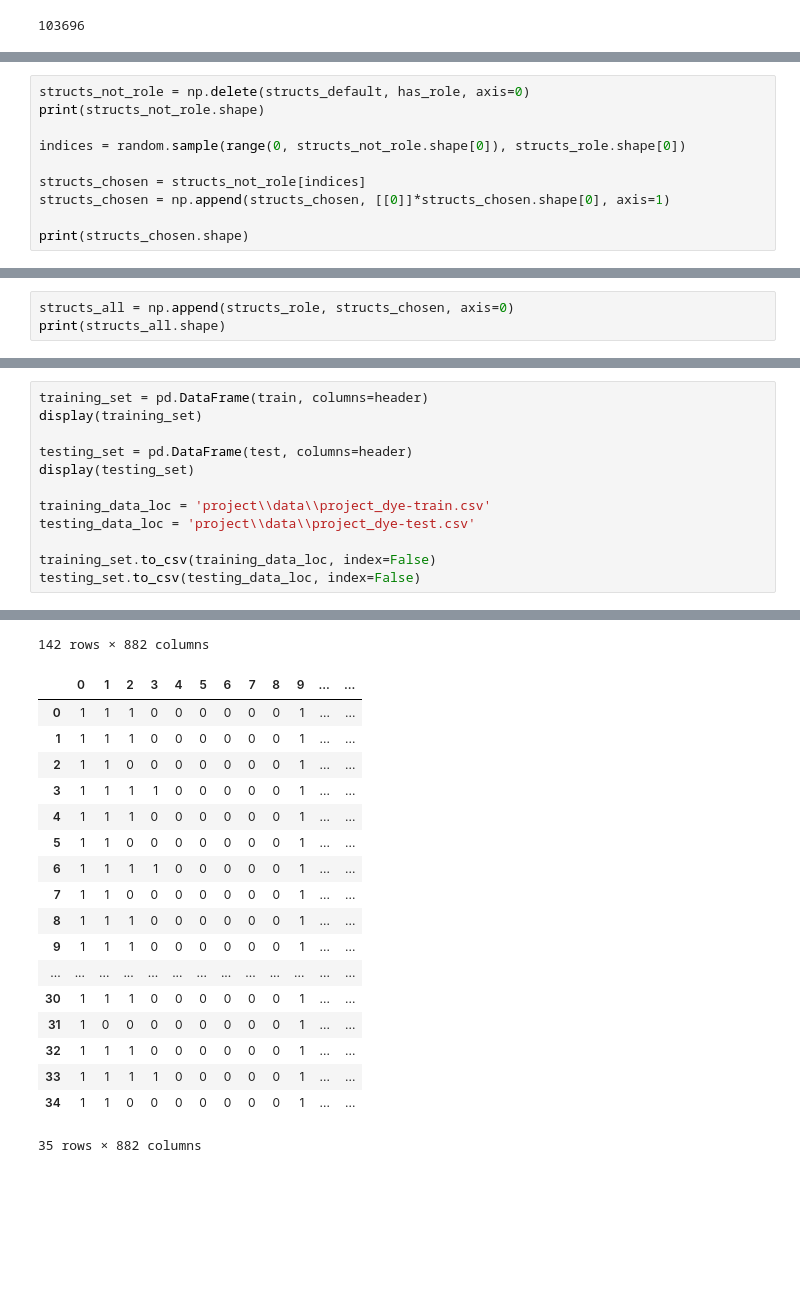
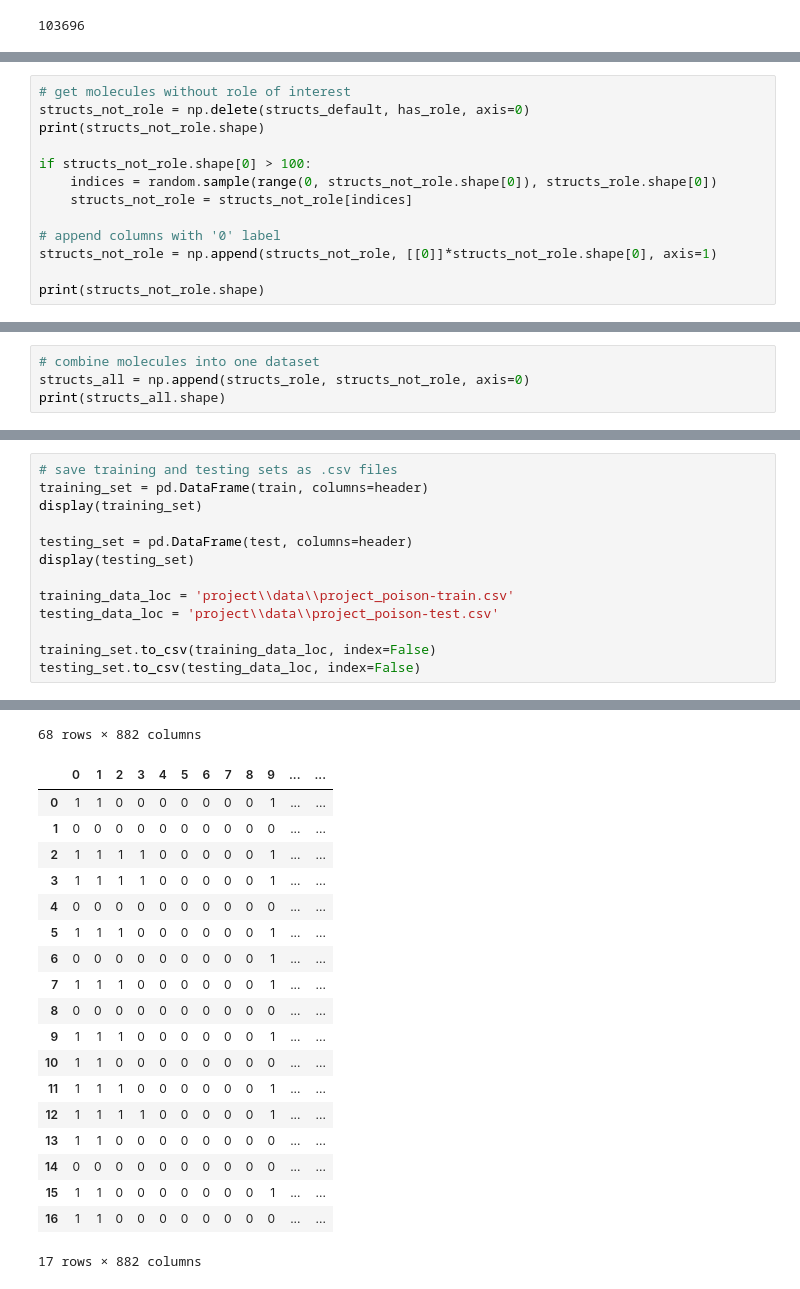
Before and after one commit to kdong73/CS109-Challenge-Project, a Jupyter notebook: Project.ipynb, the cells around one changed output, grey strips where cells are left out. Cells and saved outputs as stored; diff of their text form; blank space fills up the shorter version.

```diff
--- a/Project.ipynb
+++ b/Project.ipynb
@@ -81,11 +87,14 @@ print(structs_role.shape)
 # %%
+# get molecules without role of interest
 structs_not_role = np.delete(structs_default, has_role, axis=0)
 print(structs_not_role.shape)
 
-indices = random.sample(range(0, structs_not_role.shape[0]), structs_role.shape[0])
+if structs_not_role.shape[0] > 100:
+    indices = random.sample(range(0, structs_not_role.shape[0]), structs_role.shape[0])
+    structs_not_role = structs_not_role[indices]
 
-structs_chosen = structs_not_role[indices]
-structs_chosen = np.append(structs_chosen, [[0]]*structs_chosen.shape[0], axis=1)
+# append columns with '0' label
+structs_not_role = np.append(structs_not_role, [[0]]*structs_not_role.shape[0], axis=1)
 
-print(structs_chosen.shape)
+print(structs_not_role.shape)
 # %% [output]
@@ -94,4 +103,5 @@ print(structs_chosen.shape)
 # %%
-structs_all = np.append(structs_role, structs_chosen, axis=0)
+# combine molecules into one dataset
+structs_all = np.append(structs_role, structs_not_role, axis=0)
 print(structs_all.shape)
 # %% [output]
@@ -169,14 +182,15 @@ print(test.shape)
 header = np.arange(0, train.shape[1] - 1)
 header = np.append(header, ['Label'])
 # %%
+# save training and testing sets as .csv files
 training_set = pd.DataFrame(train, columns=header)
 display(training_set)
 
 testing_set = pd.DataFrame(test, columns=header)
 display(testing_set)
 
-training_data_loc = 'project\\data\\project_dye-train.csv'
-testing_data_loc = 'project\\data\\project_dye-test.csv'
+training_data_loc = 'project\\data\\project_poison-train.csv'
+testing_data_loc = 'project\\data\\project_poison-test.csv'
 
 training_set.to_csv(training_data_loc, index=False)
 testing_set.to_csv(testing_data_loc, index=False)
@@ -196,19 +210,20 @@ testing_set.to_csv(testing_data_loc, index=False)
-142 rows × 882 columns
+68 rows × 882 columns
 |  | 0 | 1 | 2 | 3 | 4 | 5 | 6 | 7 | 8 | 9 | ... | ... |
-| 0 | 1 | 1 | 1 | 0 | 0 | 0 | 0 | 0 | 0 | 1 | ... | ... |
-| 1 | 1 | 1 | 1 | 0 | 0 | 0 | 0 | 0 | 0 | 1 | ... | ... |
-| 2 | 1 | 1 | 0 | 0 | 0 | 0 | 0 | 0 | 0 | 1 | ... | ... |
+| 0 | 1 | 1 | 0 | 0 | 0 | 0 | 0 | 0 | 0 | 1 | ... | ... |
+| 1 | 0 | 0 | 0 | 0 | 0 | 0 | 0 | 0 | 0 | 0 | ... | ... |
+| 2 | 1 | 1 | 1 | 1 | 0 | 0 | 0 | 0 | 0 | 1 | ... | ... |
 | 3 | 1 | 1 | 1 | 1 | 0 | 0 | 0 | 0 | 0 | 1 | ... | ... |
-| 4 | 1 | 1 | 1 | 0 | 0 | 0 | 0 | 0 | 0 | 1 | ... | ... |
-| 5 | 1 | 1 | 0 | 0 | 0 | 0 | 0 | 0 | 0 | 1 | ... | ... |
-| 6 | 1 | 1 | 1 | 1 | 0 | 0 | 0 | 0 | 0 | 1 | ... | ... |
-| 7 | 1 | 1 | 0 | 0 | 0 | 0 | 0 | 0 | 0 | 1 | ... | ... |
-| 8 | 1 | 1 | 1 | 0 | 0 | 0 | 0 | 0 | 0 | 1 | ... | ... |
+| 4 | 0 | 0 | 0 | 0 | 0 | 0 | 0 | 0 | 0 | 0 | ... | ... |
+| 5 | 1 | 1 | 1 | 0 | 0 | 0 | 0 | 0 | 0 | 1 | ... | ... |
+| 6 | 0 | 0 | 0 | 0 | 0 | 0 | 0 | 0 | 0 | 1 | ... | ... |
+| 7 | 1 | 1 | 1 | 0 | 0 | 0 | 0 | 0 | 0 | 1 | ... | ... |
+| 8 | 0 | 0 | 0 | 0 | 0 | 0 | 0 | 0 | 0 | 0 | ... | ... |
 | 9 | 1 | 1 | 1 | 0 | 0 | 0 | 0 | 0 | 0 | 1 | ... | ... |
-| ... | ... | ... | ... | ... | ... | ... | ... | ... | ... | ... | ... | ... |
-| 30 | 1 | 1 | 1 | 0 | 0 | 0 | 0 | 0 | 0 | 1 | ... | ... |
-| 31 | 1 | 0 | 0 | 0 | 0 | 0 | 0 | 0 | 0 | 1 | ... | ... |
-| 32 | 1 | 1 | 1 | 0 | 0 | 0 | 0 | 0 | 0 | 1 | ... | ... |
-| 33 | 1 | 1 | 1 | 1 | 0 | 0 | 0 | 0 | 0 | 1 | ... | ... |
-| 34 | 1 | 1 | 0 | 0 | 0 | 0 | 0 | 0 | 0 | 1 | ... | ... |
+| 10 | 1 | 1 | 0 | 0 | 0 | 0 | 0 | 0 | 0 | 0 | ... | ... |
+| 11 | 1 | 1 | 1 | 0 | 0 | 0 | 0 | 0 | 0 | 1 | ... | ... |
+| 12 | 1 | 1 | 1 | 1 | 0 | 0 | 0 | 0 | 0 | 1 | ... | ... |
+| 13 | 1 | 1 | 0 | 0 | 0 | 0 | 0 | 0 | 0 | 0 | ... | ... |
+| 14 | 0 | 0 | 0 | 0 | 0 | 0 | 0 | 0 | 0 | 0 | ... | ... |
+| 15 | 1 | 1 | 0 | 0 | 0 | 0 | 0 | 0 | 0 | 1 | ... | ... |
+| 16 | 1 | 1 | 0 | 0 | 0 | 0 | 0 | 0 | 0 | 0 | ... | ... |
-35 rows × 882 columns
+17 rows × 882 columns
```
Also changed, not shown: parts of 17 cells of this notebook.
